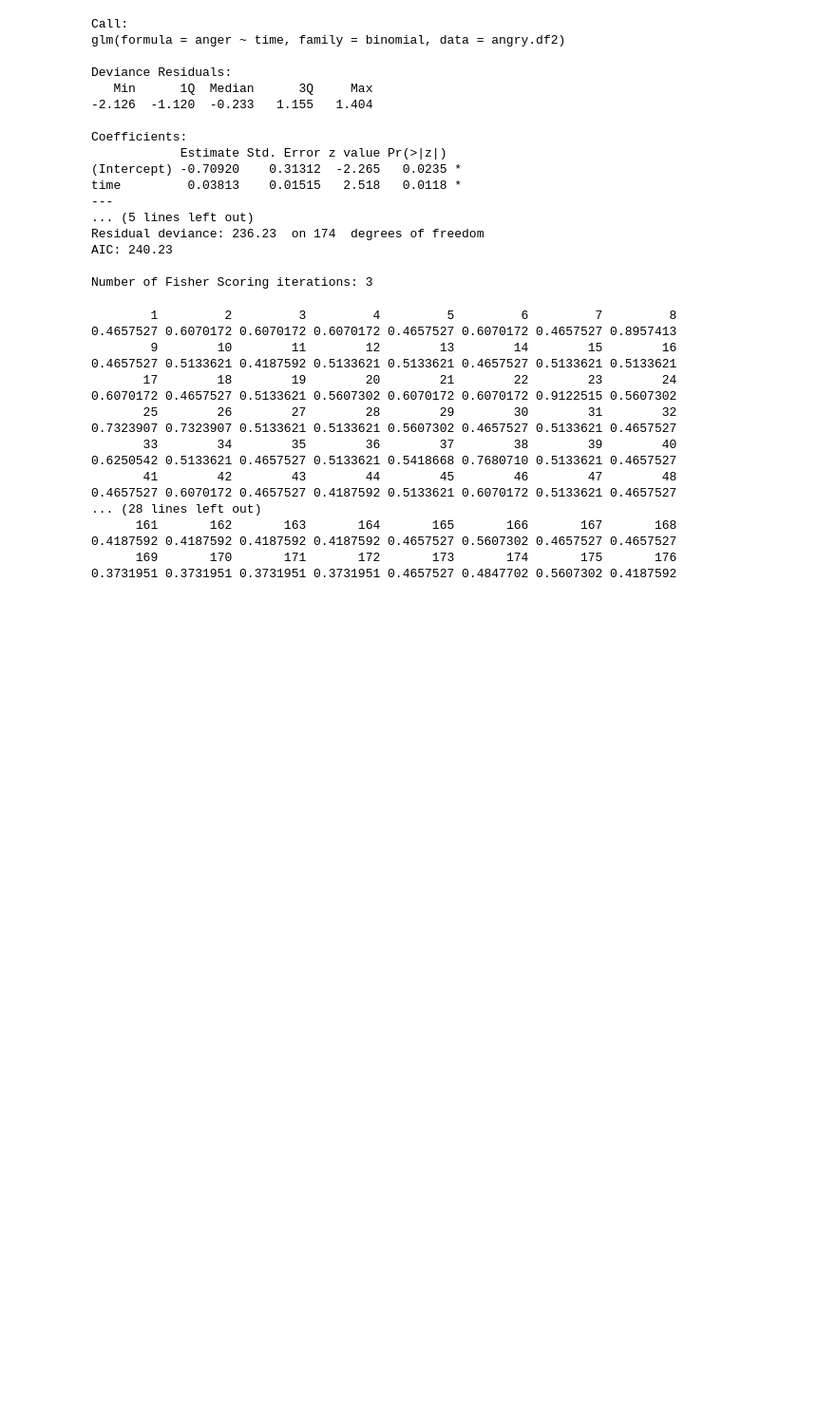
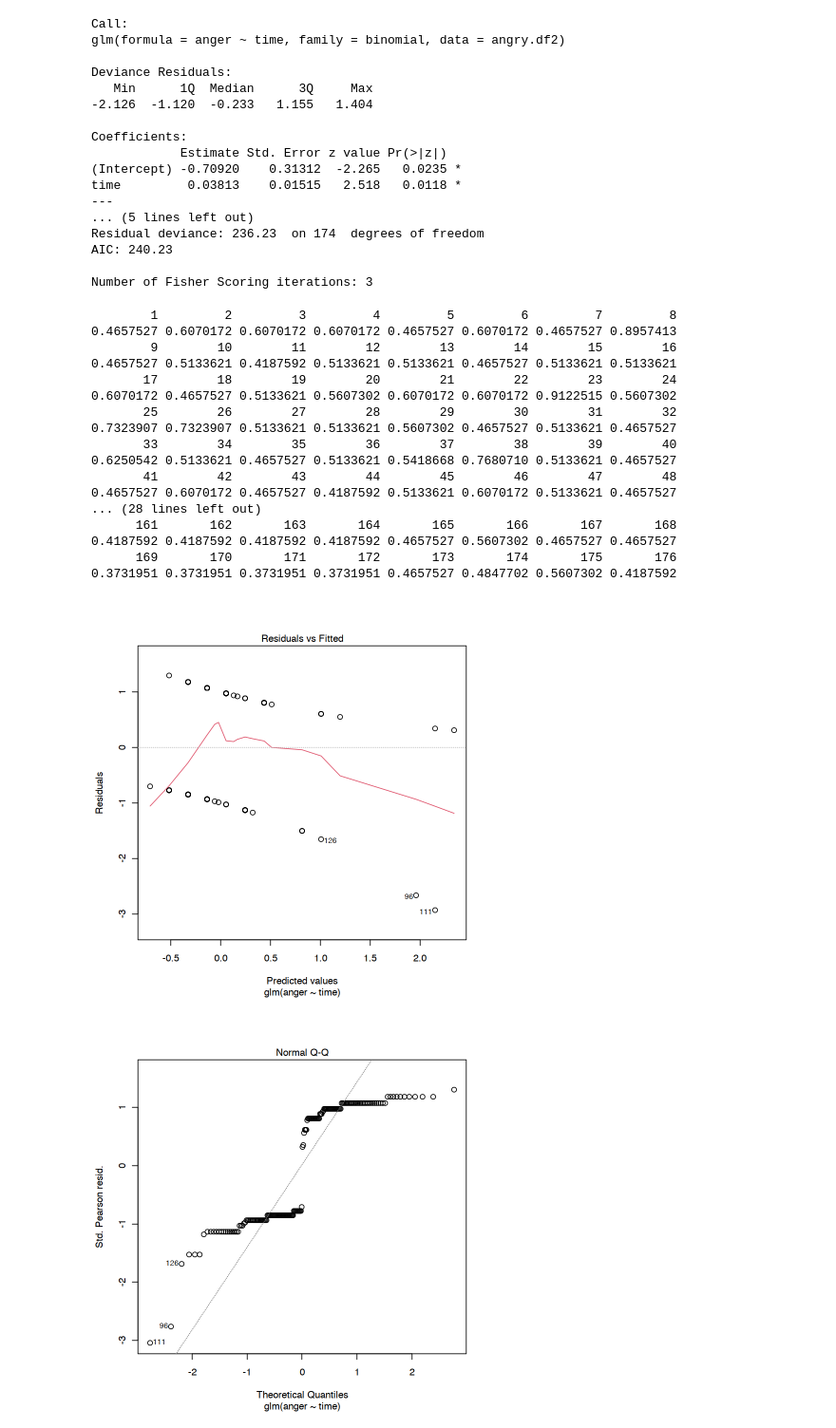
Before and after one commit to norberello/fitting-exponential-car-intervals, a Jupyter notebook: anger times.ipynb, the cells around one changed output. Shown at 95% size. Saved outputs shown, nothing was run; the diff lists cells and outputs as text; code cells hidden in the pictures; blank space fills up the shorter version.

```diff
--- a/anger times.ipynb
+++ b/anger times.ipynb
@@ -324,3 +336,8 @@ glm.probs2
 0.4187592 0.4187592 0.4187592 0.4187592 0.4657527 0.5607302 0.4657527 0.4657527
       169       170       171       172       173       174       175       176
 0.3731951 0.3731951 0.3731951 0.3731951 0.4657527 0.4847702 0.5607302 0.4187592
+# %%
+plot(glm.fit2)
+# %% [output]
+[figure, added]
+[figure, added]
```
Also changed, not shown: parts of 3 cells of this notebook.
